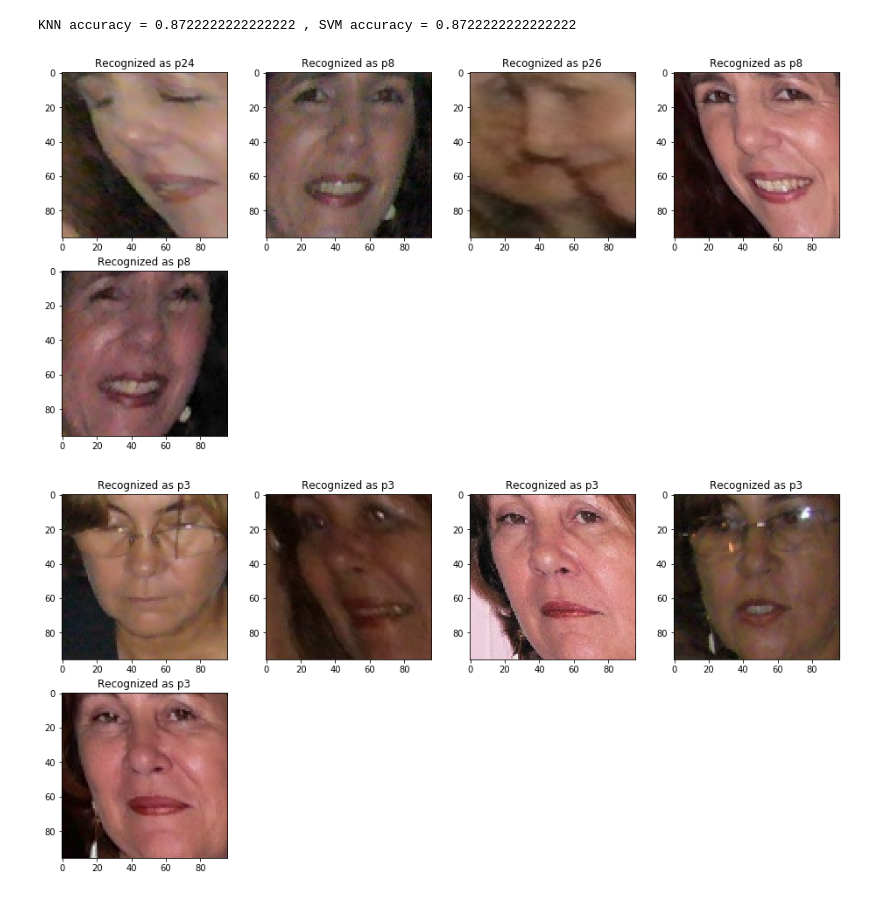
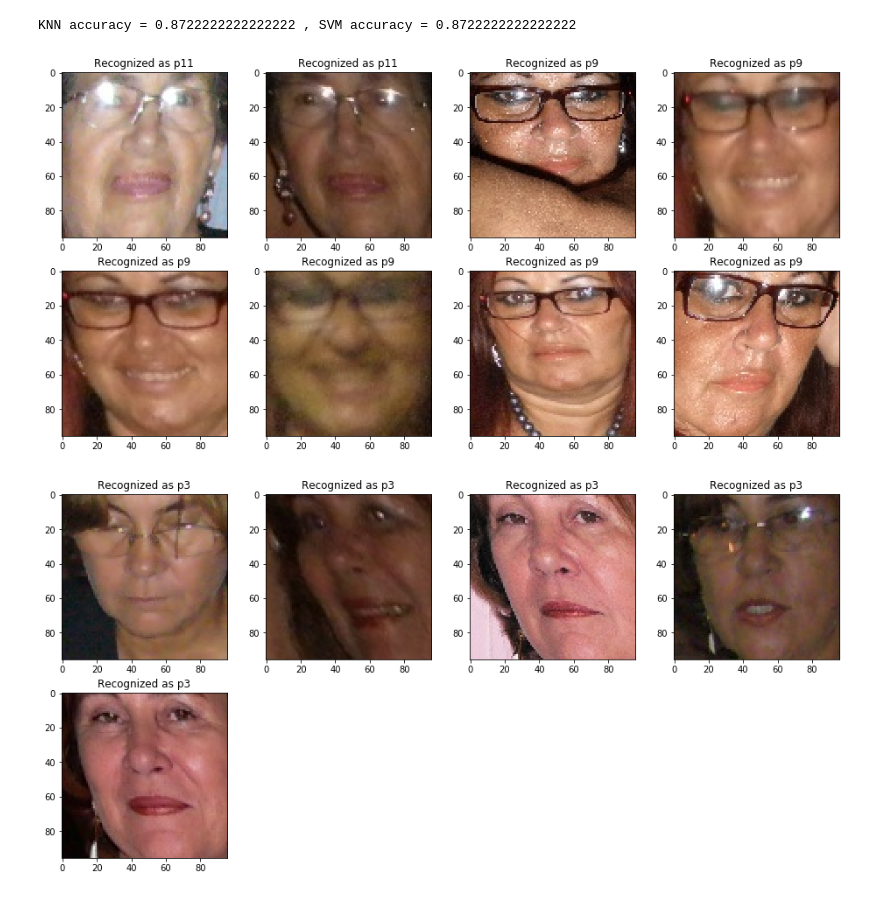
Before and after one commit to Thulio-Carvalho/DeepEvents, a Jupyter notebook: DeepEvents.ipynb, the cells around one changed output. Drawn from its saved outputs; the diff is of its cells as text; code cells hidden in the pictures.

```diff
--- a/FaceNet.ipynb
+++ b/DeepEvents.ipynb
@@ -405,9 +405,9 @@ def show_predictions(indexes):
         plt.imshow(example_image)
         plt.title('Recognized as ' + str(example_identity))
 # %%
-show_predictions(range(5, 10))
+show_predictions(range(20, 28))
 # %% [output]
-[figure, old version]
+[figure, new version]
 # %%
 show_predictions(range(55,60))
 # %% [output]
```
Also changed, not shown: 2 other files.
